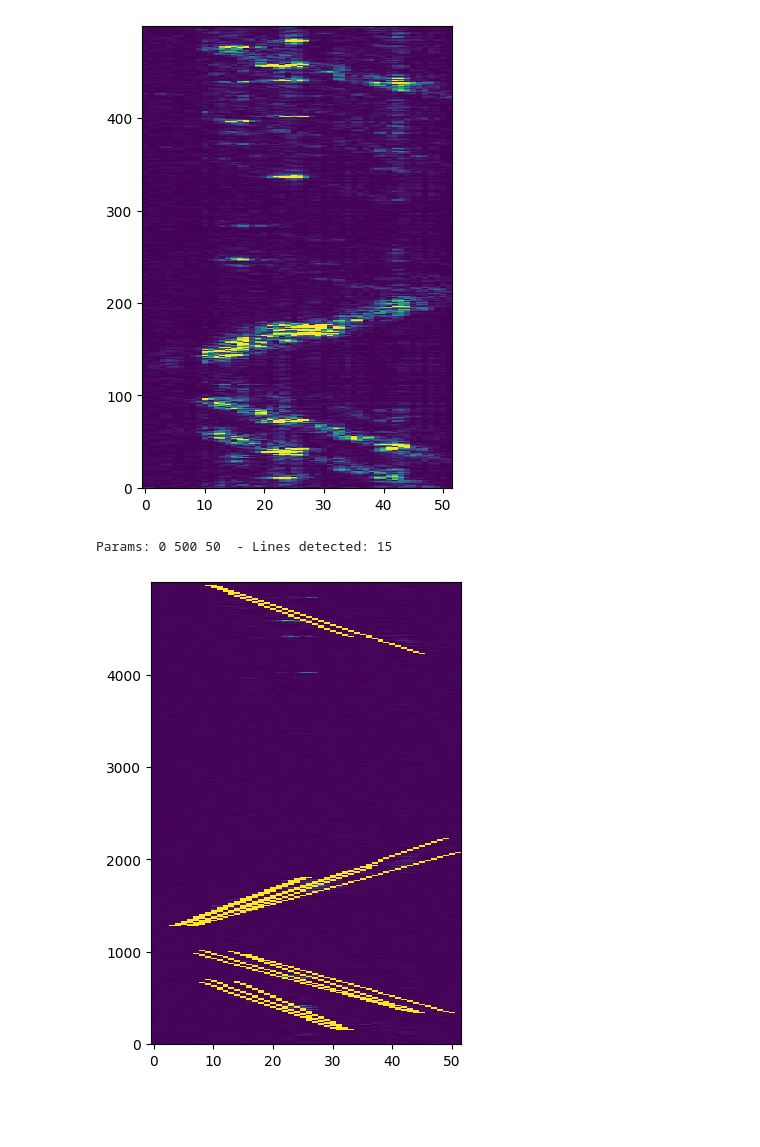
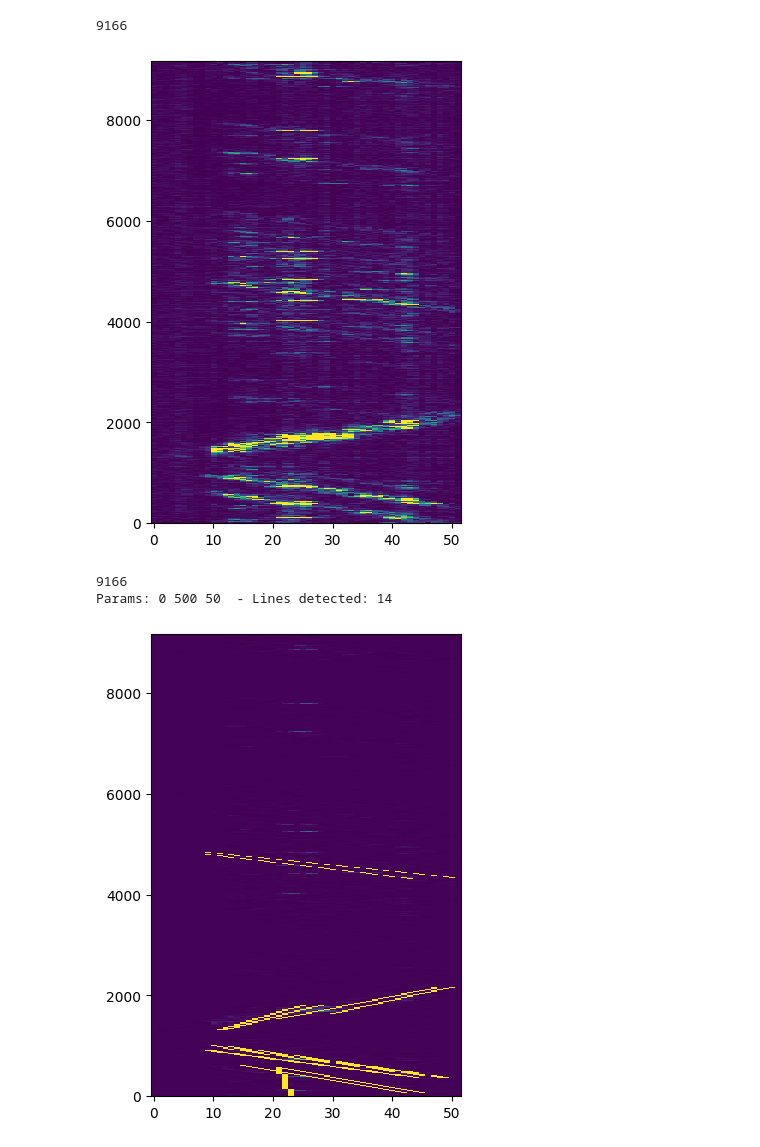
Before and after one commit to Petrerer/cv_project1, a Jupyter notebook: thick_lines.ipynb, the cells around one changed output. Cells and saved outputs as stored; diff of their text form; code cells hidden in the pictures; blank space fills up the shorter version.

```diff
--- a/thick_lines.ipynb
+++ b/thick_lines.ipynb
@@ -40,9 +40,9 @@ dt= 0.0016
 data = []
 first_filename = files[0]
 start = files.index('20240507\\092152.npy')
-end = files.index('20240507\\092342.npy')
+# end = files.index('20240507\\092342.npy')
 # start = files.index('20240507\\092152.npy') + 10
-# end = files.index('20240507\\092342.npy') + 10
+end = files.index('20240507\\092342.npy') + 10
 for file in files[start:end+1]:
    print(f'Loading file: {file}')
    data.append(np.load(file))
@@ -233,24 +238,27 @@ plot_spectrogram(df, fs=(8,12), no_labels=20)
 # %%
-def bucket_vertically(df, buckets_no=500):
+def bucket_vertically(df, buckets_thickness=15):
+    buckets_no = int(df.shape[0] / buckets_thickness)
+    print(buckets_no)
     bucketed_data = []
     num_rows = df.shape[0]
     bucketed_data = np.zeros((buckets_no, df.shape[1]))
     for i in range(buckets_no):
         start_row = int(i * num_rows / buckets_no)
         end_row = int((i + 1) * num_rows / buckets_no)
         bucketed_data[i, :] = df.iloc[start_row:end_row, :].mean(axis=0)
     return np.array(bucketed_data)
 
-visualize_df(bucket_vertically(reverted_df, buckets_no=500), fs=(4,6))
+visualize_df(bucket_vertically(reverted_df, buckets_thickness=15), fs=(4,6))
 # %% [output]
+9166
-[figure, old version]
+[figure, new version]
 # %%
 def canny_edge_detection(df):
     df_gray = cv2.normalize(df, None, 0, 255, cv2.NORM_MINMAX).astype(np.uint8)
     edges = cv2.Canny(df_gray, 0, 30)
     return edges
 
-bucketed_df = bucket_vertically(reverted_df, buckets_no=5000)
+bucketed_df = bucket_vertically(reverted_df, buckets_thickness=15)
 kernel = np.ones((15,3), np.uint8)  # tall and narrow
 closing = cv2.morphologyEx(bucketed_df, cv2.MORPH_CLOSE, kernel)
 # visualize_df(closing, fs=(4,6))
@@ -273,8 +281,9 @@ if lines is not None:
     print("Params:", 0, 500, 50, " - Lines detected:", len(lines))
     visualize_df(line_img, fs=(4,6))
 # %% [output]
-Params: 0 500 50  - Lines detected: 15
+9166
+Params: 0 500 50  - Lines detected: 14
-[figure, old version]
+[figure, new version]
 # %%
 def cluster_lines(lines, img):
     if lines is None:
```
Also changed, not shown: parts of 5 cells of this notebook, 1 other file.
